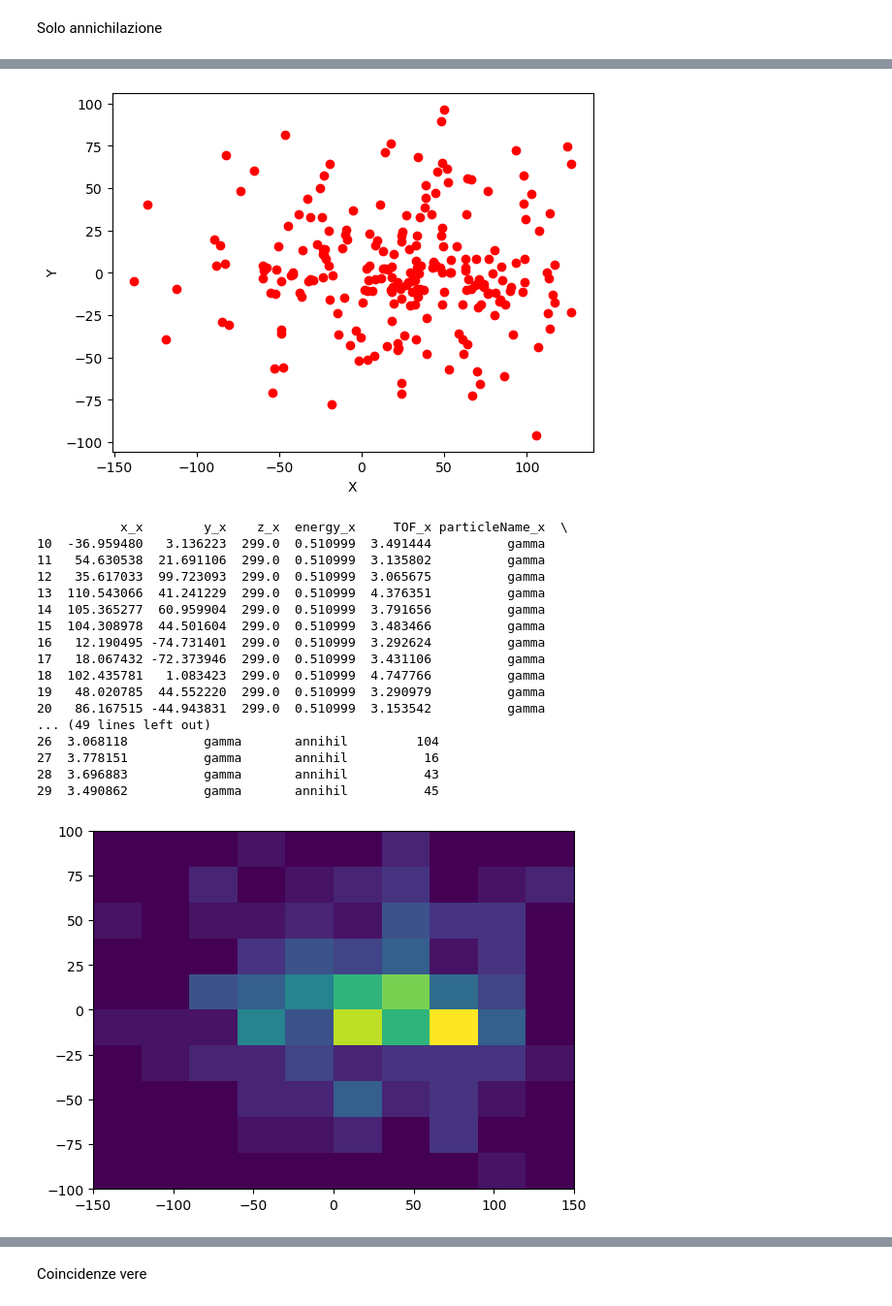
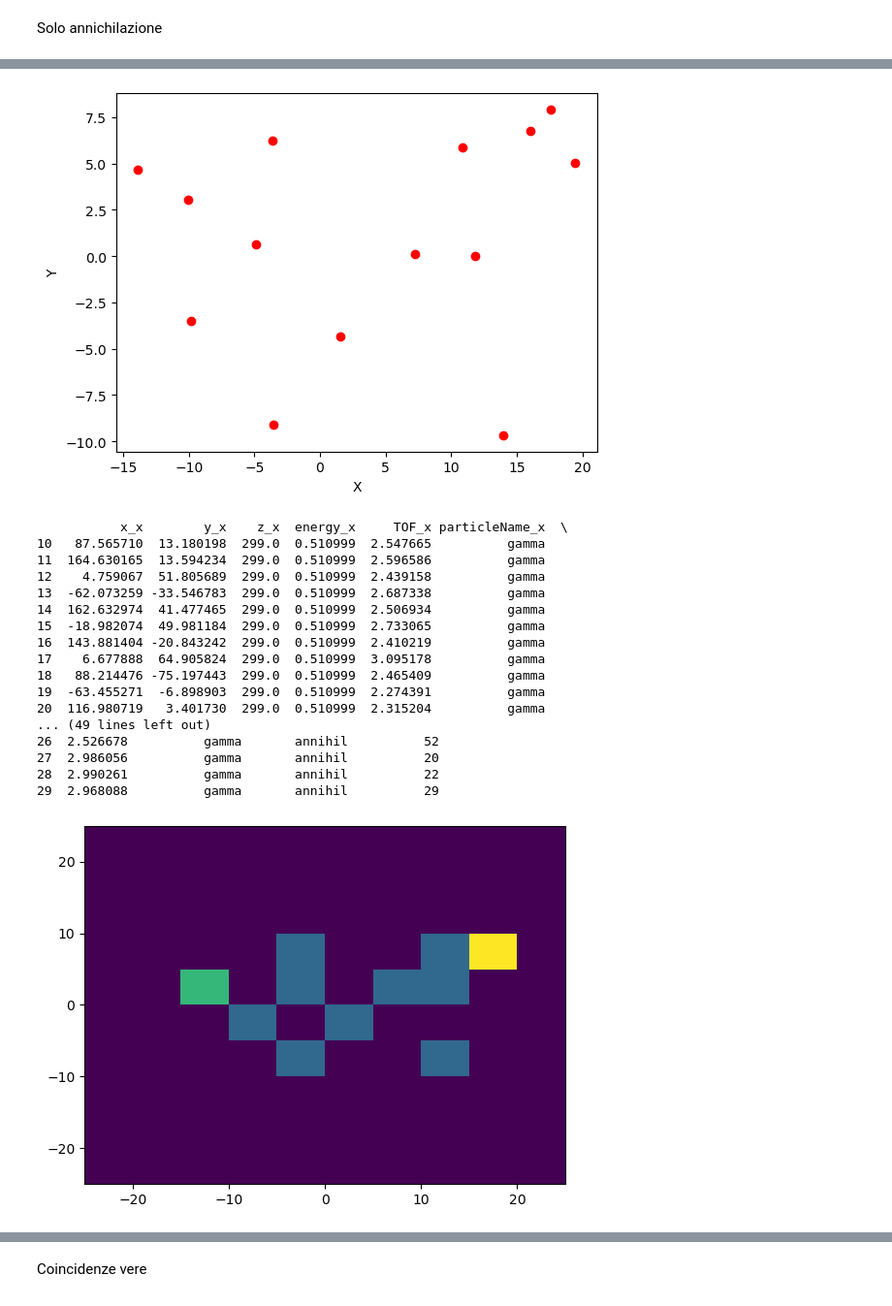
Before and after one commit to francescouni0/Online-Monitoring, a Jupyter notebook: RECONPET_true.ipynb, the cells around one changed output, grey strips where cells are left out. Shown at 97% size. Drawn from its saved outputs; the diff is of its cells as text; code cells hidden in the pictures.

```diff
--- a/RECONPET_true.ipynb
+++ b/RECONPET_true.ipynb
@@ -163,7 +163,7 @@ import pandas as pd
 import numpy as np
 import matplotlib.pyplot as plt
 
-file = uproot.open("Hits.root")
+file = uproot.open("dati/smallphantom/Hits_x0cm.root")
 tree = file["Hits"]
 
 data = tree.arrays(library="pd")
@@ -347,7 +347,7 @@ pairs = pairs[(pairs['TOF_x'] - pairs['TOF_y']).abs() < 2]
 fig2d = plt.figure()
 ax2d = fig2d.add_subplot(111)  # 2D plot
 
-num_lines = 100000000
+num_lines = 10000
 
 int_array_x_randannihi = []
 int_array_y_randannihi = []
@@ -387,33 +387,33 @@ ax2d.set_ylabel('Y')
 
 plt.show()
 # %% [output]
-[figure, old version]
+[figure, new version]
 # %%
 with pd.option_context('display.max_rows', None, 'display.max_columns', None):  # more options can be specified also
     print(pairs[10:30])
 # %% [output]
            x_x        y_x    z_x  energy_x     TOF_x particleName_x  \
-10  -36.959480   3.136223  299.0  0.510999  3.491444          gamma
-11   54.630538  21.691106  299.0  0.510999  3.135802          gamma
-12   35.617033  99.723093  299.0  0.510999  3.065675          gamma
-13  110.543066  41.241229  299.0  0.510999  4.376351          gamma
-14  105.365277  60.959904  299.0  0.510999  3.791656          gamma
-15  104.308978  44.501604  299.0  0.510999  3.483466          gamma
-16   12.190495 -74.731401  299.0  0.510999  3.292624          gamma
-17   18.067432 -72.373946  299.0  0.510999  3.431106          gamma
-18  102.435781   1.083423  299.0  0.510999  4.747766          gamma
-19   48.020785  44.552220  299.0  0.510999  3.290979          gamma
-20   86.167515 -44.943831  299.0  0.510999  3.153542          gamma
+10   87.565710  13.180198  299.0  0.510999  2.547665          gamma
+11  164.630165  13.594234  299.0  0.510999  2.596586          gamma
+12    4.759067  51.805689  299.0  0.510999  2.439158          gamma
+13  -62.073259 -33.546783  299.0  0.510999  2.687338          gamma
+14  162.632974  41.477465  299.0  0.510999  2.506934          gamma
+15  -18.982074  49.981184  299.0  0.510999  2.733065          gamma
+16  143.881404 -20.843242  299.0  0.510999  2.410219          gamma
+17    6.677888  64.905824  299.0  0.510999  3.095178          gamma
+18   88.214476 -75.197443  299.0  0.510999  2.465409          gamma
+19  -63.455271  -6.898903  299.0  0.510999  2.274391          gamma
+20  116.980719   3.401730  299.0  0.510999  2.315204          gamma
 ... (49 lines left out)
-26  3.068118          gamma       annihil         104
-27  3.778151          gamma       annihil          16
-28  3.696883          gamma       annihil          43
-29  3.490862          gamma       annihil          45
+26  2.526678          gamma       annihil          52
+27  2.986056          gamma       annihil          20
+28  2.990261          gamma       annihil          22
+29  2.968088          gamma       annihil          29
 # %%
-plt.hist2d(int_array_x_randannihi,int_array_y_randannihi, bins=10, range=[[-150, 150], [-100, 100]], cmap='viridis')
+plt.hist2d(int_array_x_randannihi,int_array_y_randannihi, bins=10, range=[[-25, 25], [-25, 25]], cmap='viridis')
 plt.show()
 # %% [output]
-[figure, old version]
+[figure, new version]
 # %%
 hist2d, x_edges, y_edges = np.histogram2d(int_array_x_randannihi, int_array_y_randannihi, bins=(20, 20))
 
```
Also changed, not shown: parts of 15 cells of this notebook, 3 other files.
